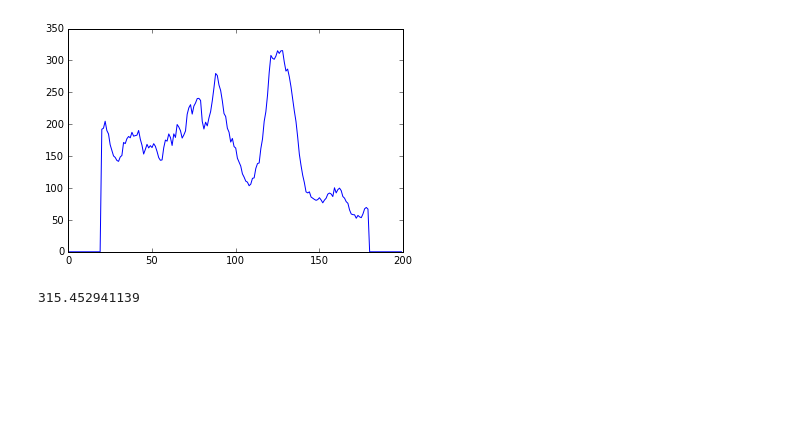
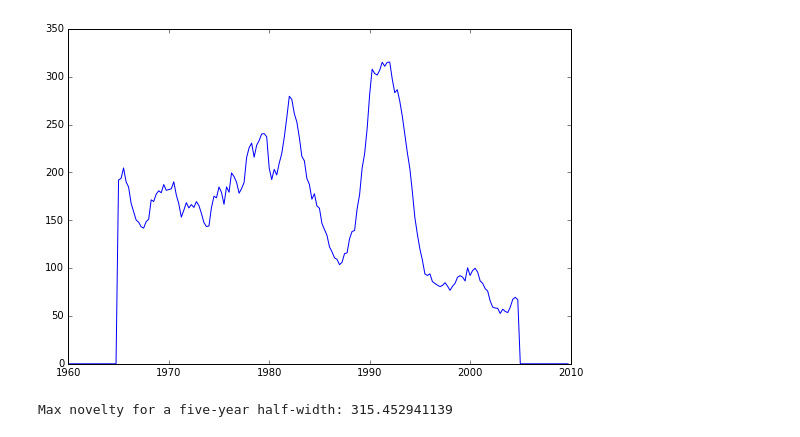
Before and after one commit to tedunderwood/changepoint, a Jupyter notebook: diagonal_permutation.ipynb, the cells around one changed output. Drawn from its saved outputs; the diff is of its cells as text; code cells hidden in the pictures; blank space fills up the shorter version.

```diff
--- a/diagonal_permutation.ipynb
+++ b/diagonal_permutation.ipynb
@@ -46,36 +68,46 @@ def make_foote(quart):
     foote = np.array(foote)
     return foote
 
 foote5 = make_foote(20)
 # This gives us a Foote matrix with a five-year half-width.
+# 5 becomes 20 because the underlying dataset has four
+# "quarters" of data in each year.
 
 def foote_novelty(distmat, foote):
     axis1, axis2 = distmat.shape
     assert axis1 == axis2
     distsize = axis1
 
     axis1, axis2 = foote.shape
     assert axis1 == axis2
     halfwidth = axis1 / 2
 
     novelties = []
 
     for i in range(distsize):
 
-        start = i - halfwidth
-        end = i + halfwidth
+        start = int(i - halfwidth)
+        end = int(i + halfwidth)
 
         if start < 0 or end > (distsize - 1):
             novelties.append(0)
         else:
             novelties.append(np.sum(foote * distmat[start: end, start: end]))
 
     return novelties
 
+def getyears():
+    years = []
+    for i in range(200):
+        years.append(1960 + i*0.25)
+    return years
+
+years = getyears()
+
 novelties = foote_novelty(d, foote5)
-plt.plot(novelties)
+plt.plot(years, novelties)
 plt.show()
-print(np.max(novelties))
+print("Max novelty for a five-year half-width: " + str(np.max(novelties)))
 # %% [output]
-[figure, old version]
+[figure, new version]
-315.452941139
+Max novelty for a five-year half-width: 315.452941139
```
Also changed, not shown: parts of 23 cells of this notebook.
